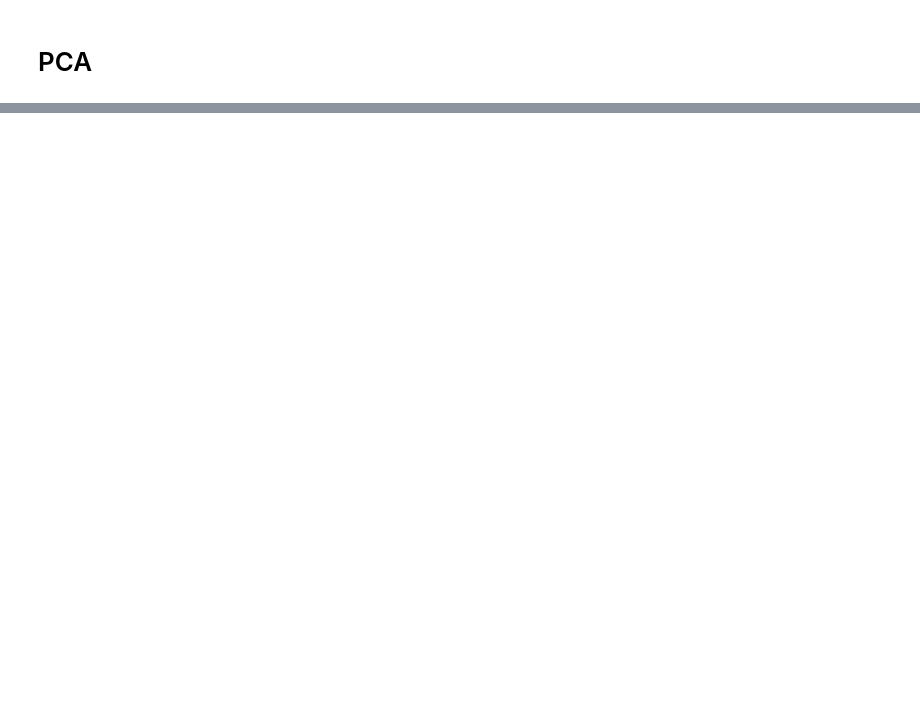
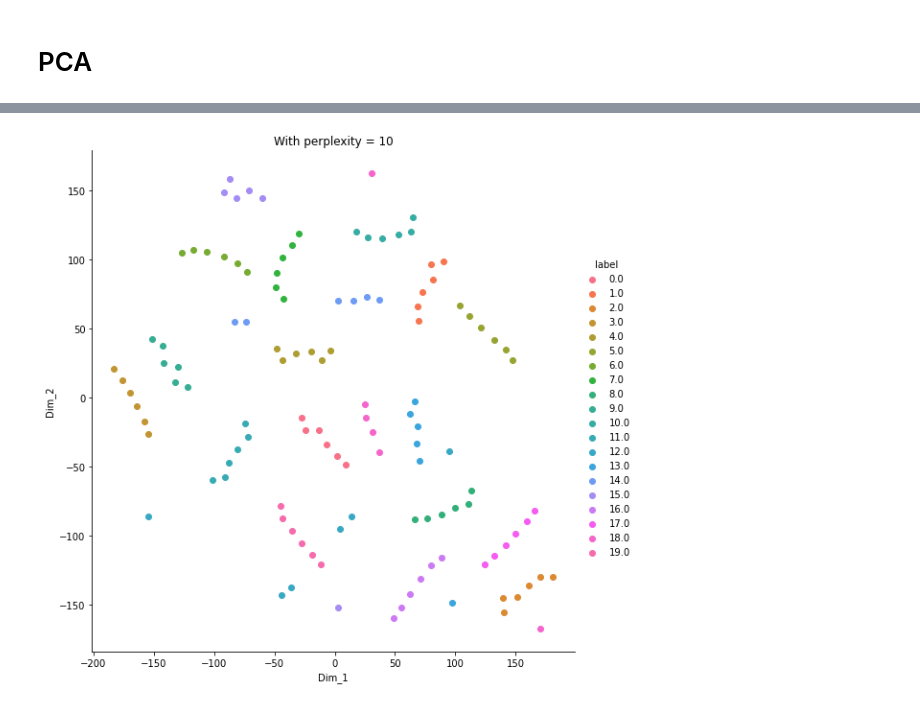
Before and after one commit to SRatna/RAML-morphed-faces, a Jupyter notebook: feature_extraction.ipynb, the cells around one changed output, grey strips where cells are left out. Cells and saved outputs as stored; diff of their text form; code cells hidden in the pictures; blank space fills up the shorter version.

```diff
--- a/feature_extraction.ipynb
+++ b/feature_extraction.ipynb
@@ -101,0 +105,15 @@ shape of pca_reduced.shape =  (120, 2)
+# %%
+model = TSNE(n_components=2, random_state=0, perplexity=10)
+tsne_data = model.fit_transform(face_feats)
+
+
+# creating a new data frame which help us in ploting the result data
+tsne_data = np.vstack((tsne_data.T, labels)).T
+tsne_df = pd.DataFrame(data=tsne_data, columns=("Dim_1", "Dim_2", "label"))
+
+# Ploting the result of tsne
+sn.FacetGrid(tsne_df, hue="label", height=8).map(plt.scatter, 'Dim_1', 'Dim_2').add_legend()
+plt.title('With perplexity = 10')
+plt.show()
+# %% [output]
+[figure, added]
```
Also changed, not shown: parts of 12 cells of this notebook, 1 other file.
